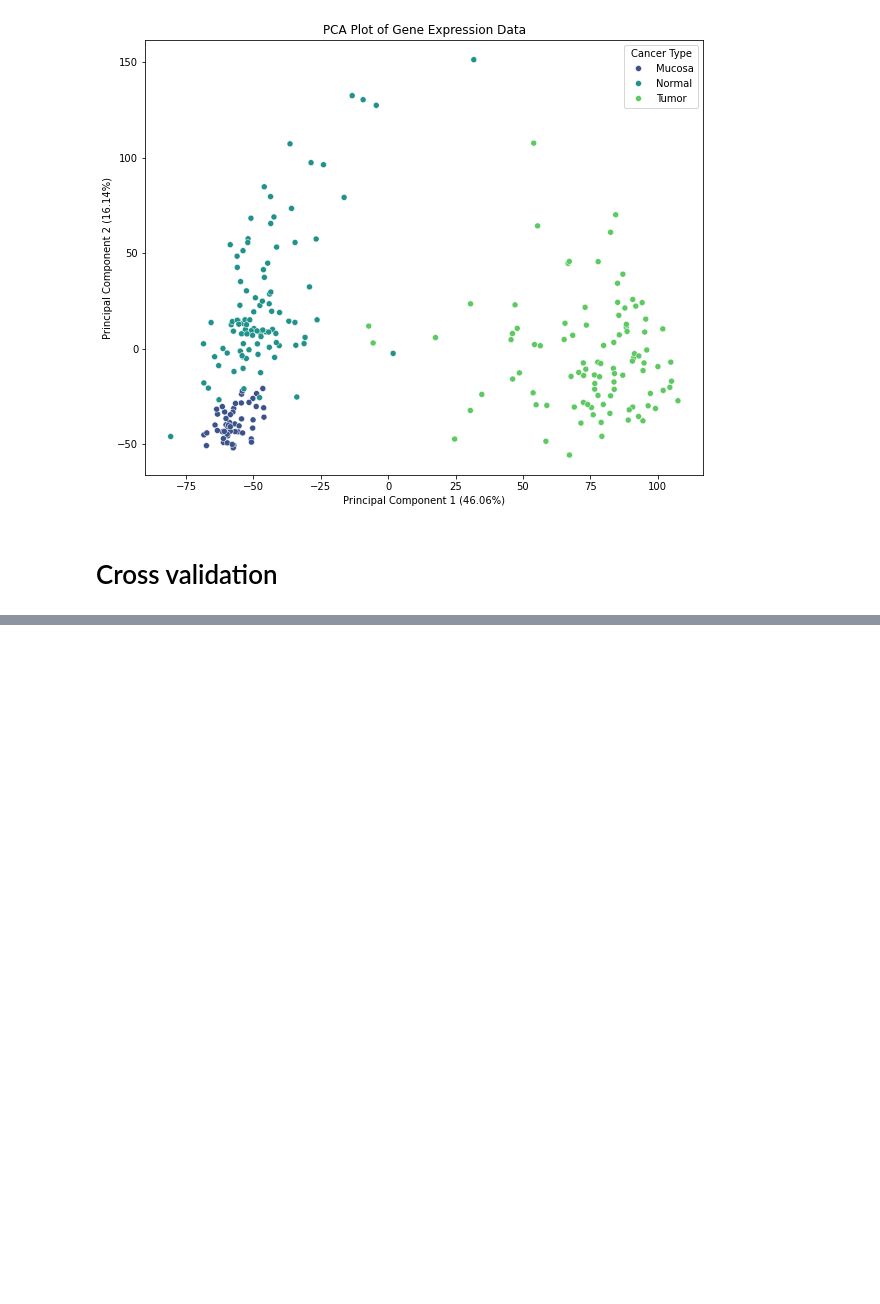
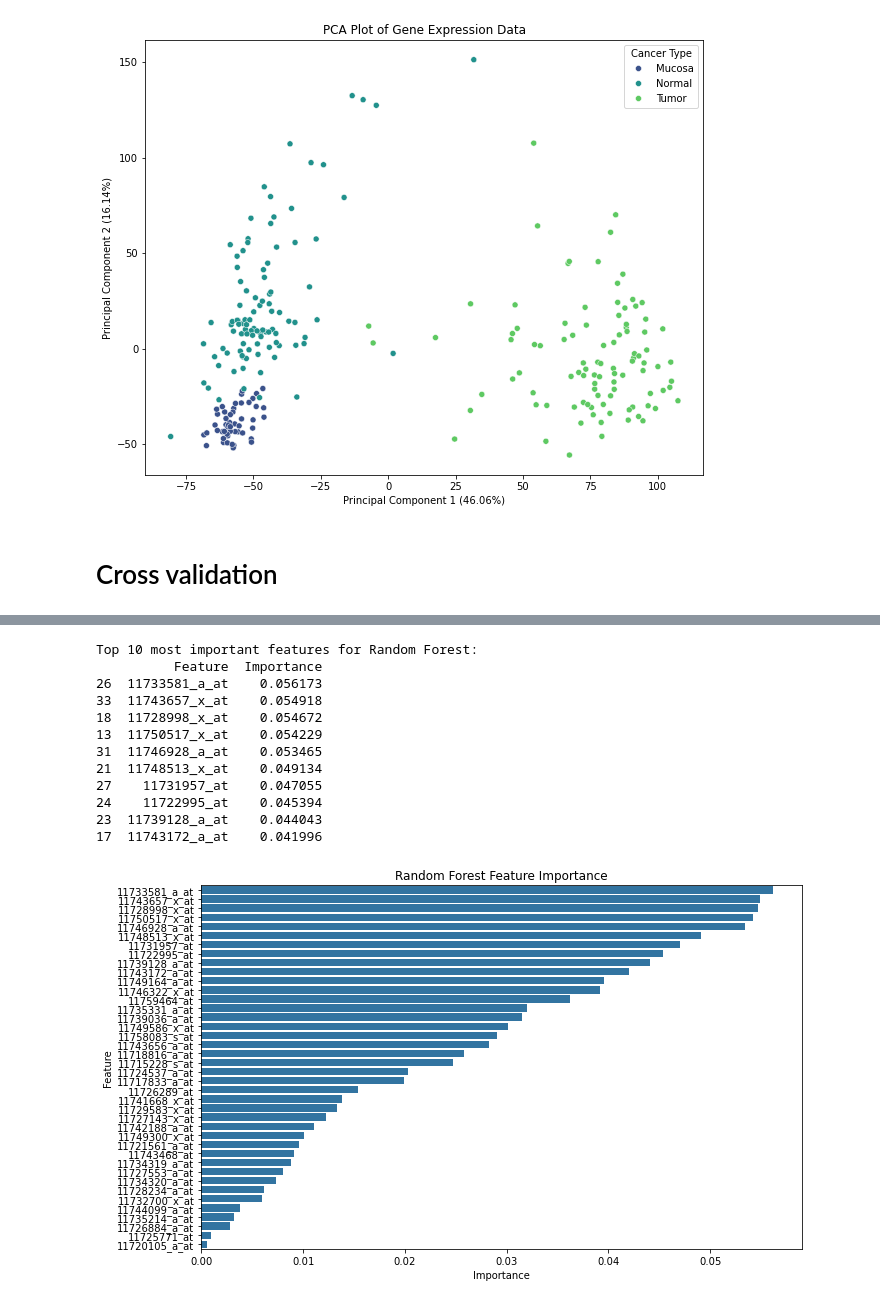
Before and after one commit to pritambera2000/BU_Bioinformatics, a Jupyter notebook: Notebooks/Cancer/Colorectal/colorectal_deg_feature_selection_lfc.ipynb, the cells around one changed output, grey strips where cells are left out. Drawn from its saved outputs; the diff is of its cells as text; code cells hidden in the pictures; blank space fills up the shorter version.

```diff
--- a/Notebooks/Cancer/Colorectal/colorectal_deg_feature_selection_lfc.ipynb
+++ b/Notebooks/Cancer/Colorectal/colorectal_deg_feature_selection_lfc.ipynb
@@ -722 +849,37 @@ MLP Cross-Validation Scores: [1.         0.96666667 1.         1.         1.
 MLP Mean Cross-Validation Score: 0.99
+# %%
+# Get feature importances
+feature_importances = rf_clf.feature_importances_
+
+# Create a DataFrame with features and their importance scores
+feature_importance_df = pd.DataFrame({'Feature': selected_features_ensemble, 'Importance': feature_importances})
+
+# Sort the DataFrame by importance scores
+feature_importance_df = feature_importance_df.sort_values('Importance', ascending=False)
+
+# Print the top 10 most important features
+print("Top 10 most important features for Random Forest:")
+print(feature_importance_df.head(10))
+
+# Plot the feature importances
+plt.figure(figsize=(10, 6))
+sns.barplot(x='Importance', y='Feature', data=feature_importance_df)
+plt.title('Random Forest Feature Importance')
+plt.xlabel('Importance')
+plt.ylabel('Feature')
+plt.tight_layout()
+plt.show()
+# %% [output]
+Top 10 most important features for Random Forest:
+          Feature  Importance
+26  11733581_a_at    0.056173
+33  11743657_x_at    0.054918
+18  11728998_x_at    0.054672
+13  11750517_x_at    0.054229
+31  11746928_a_at    0.053465
+21  11748513_x_at    0.049134
+27    11731957_at    0.047055
+24    11722995_at    0.045394
+23  11739128_a_at    0.044043
+17  11743172_a_at    0.041996
+[figure, added]
```
Also changed, not shown: parts of 26 cells of this notebook.
